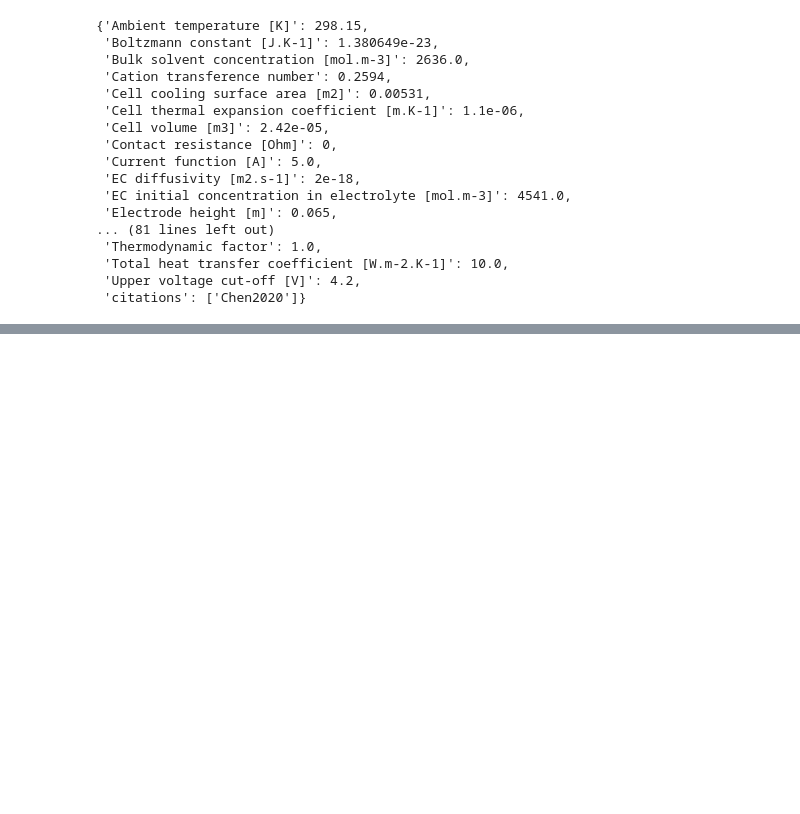
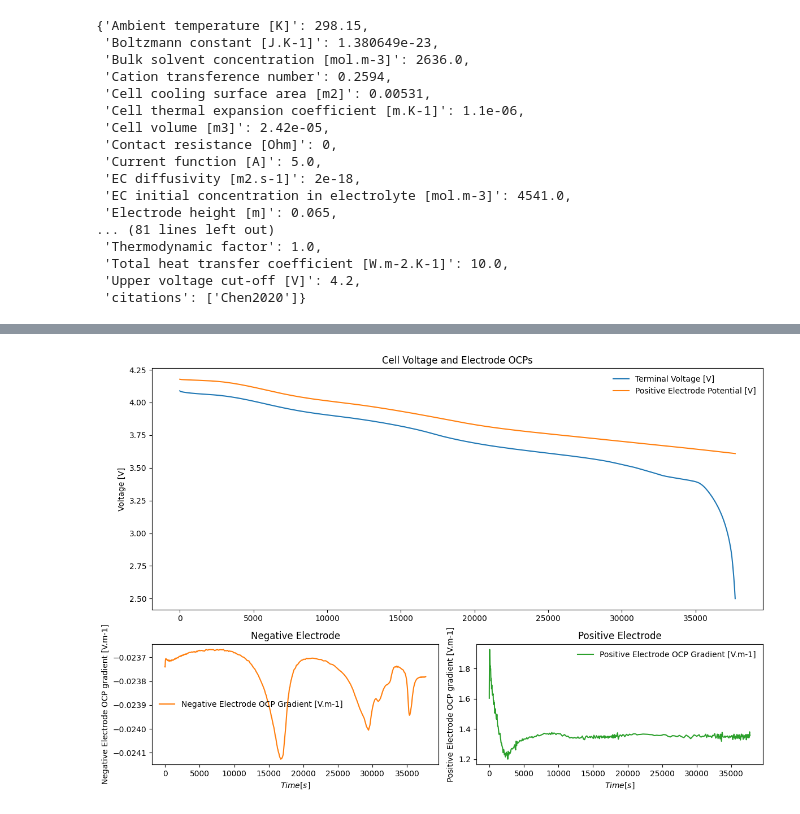
Before and after one commit to FW-Coding/ESE_UROP_2025, a Jupyter notebook: Project_Files/Parameters/Scripts/LGM50LT_BOL_setup.ipynb, the cells around one changed output, grey strips where cells are left out. Cells and saved outputs as stored; diff of their text form; code cells hidden in the pictures; blank space fills up the shorter version.

```diff
--- a/Project_Files/Parameters/Scripts/LGM50LT_BOL_setup.ipynb
+++ b/Project_Files/Parameters/Scripts/LGM50LT_BOL_setup.ipynb
@@ -1,10 +1,16 @@
 # %%
-import pybamm as pb
-import numpy as np
-import bpx
-from devtools import pprint
-import json
-import csv
+import pybamm as pb;import pandas as pd   ;import numpy as np;import os;import matplotlib.pyplot as plt;import os;#import imageio
+from scipy.io import savemat,loadmat;from pybamm import constants,exp;import matplotlib as mpl; # or we can set import matplotlib.pyplot as plt then say 'mpl.rc...'
+import openpyxl
+import traceback
+import multiprocessing
+import scipy.optimize
+import random;import time, signal
+from matplotlib import gridspec
+import ipywidgets
+fs=10;
+font = {'family' : 'DejaVu Sans','size'   : fs}
+mpl.rc('font', **font)
 # %%
 params_LT = pb.ParameterValues("Chen2020")
 print(params_LT)
@@ -28,0 +113,65 @@ print(params_LT)
+# %%
+def Plot_Comp_DMA_Overall_GITT(sol, Save_Fig=False, fig_name=None):
+    OCP_PE = sol["Positive electrode open-circuit potential [V]"]
+    OCP_NE = sol["Negative electrode open-circuit potential [V]"]
+    OCP = sol["Terminal voltage [V]"]
+    OCP_NE_GRAD = sol["Gradient of negative electrode potential [V.m-1]"]
+    OCP_PE_GRAD = sol["Gradient of positive electrode potential [V.m-1]"]
+    t = sol["Time [s]"].entries
+    x = sol["x [m]"].entries[:, 0]
+
+    # Create a gridspec for custom subplot layout: 1 row on top, 2 beloW
+    fig = plt.figure(figsize=(12, 8))
+    gs = gridspec.GridSpec(2, 2, height_ratios=[2, 1])
+
+    # Top subplot spans both columns
+    ax1 = fig.add_subplot(gs[0, :])
+    # Bottom left and right subplots
+    ax3 = fig.add_subplot(gs[1, 0])
+    ax4 = fig.add_subplot(gs[1, 1])
+
+    # First subplot: Voltage and OCPs
+    ax1.plot(t, OCP(t))
+    ax1.set_ylabel("Voltage [V]")
+
+    ax1.plot(t, OCP_PE(t=t)[0])
+    #ax1.plot(t, OCP_NE(t=t)[0])
+
+    ax1.legend(
+        [
+            "Terminal Voltage [V]",
+            "Positive Electrode Potential [V]",
+            "Negative Electrode Potential [V]"
+        ], loc='best', frameon=False
+    )
+    ax1.set_title("Cell Voltage and Electrode OCPs")
+
+    # Second subplot: Negative Electrode OCP Gradient
+    ax3.plot(t, OCP_NE_GRAD(t=t)[0], label="Negative Electrode OCP Gradient [V.m-1]", color='C1')
+    ax3.set_ylabel("Negative Electrode OCP gradient [V.m-1]")
+    ax3.set_xlabel(r"$Time [s]$")
+    ax3.legend(loc='best', frameon=False)
+    ax3.set_title("Negative Electrode")
+
+    # Third subplot: Positive Electrode OCP Gradient
+    ax4.plot(t, OCP_PE_GRAD(t=t)[0], label="Positive Electrode OCP Gradient [V.m-1]", color='C2')
+    ax4.set_ylabel("Positive Electrode OCP gradient [V.m-1]")
+    ax4.set_xlabel(r"$Time [s]$")
+    ax4.legend(loc='best', frameon=False)
+    ax4.set_title("Positive Electrode")
+
+    plt.tight_layout()
+
+    if Save_Fig:
+        Save_path = os.path.join(
+            r'C:\Users\frw21\OneDrive - Imperial College London\2025 UROP projects - ME - FELIX-PyBAMM\Technical\ESE_UROP_2025\Project_Files\Parameters\Scripts\Figures\\', fig_name
+        )
+        plt.savefig(Save_path, dpi=600)
+        print(f"Figure saved to {Save_path}")\
+
+    plt.show()
+
+Plot_Comp_DMA_Overall_GITT(sol=solution, Save_Fig=False, fig_name="DMA_Overall_Plots_Cycling.png")
+Plot_Comp_DMA_Overall_GITT(sol=solution_Chen2020, Save_Fig=0, fig_name="DMA_Overall_Plots_Cycling.png")
+# %% [output]
+[figure, added]
```
Also changed, not shown: parts of 6 cells of this notebook, 10 other files.
